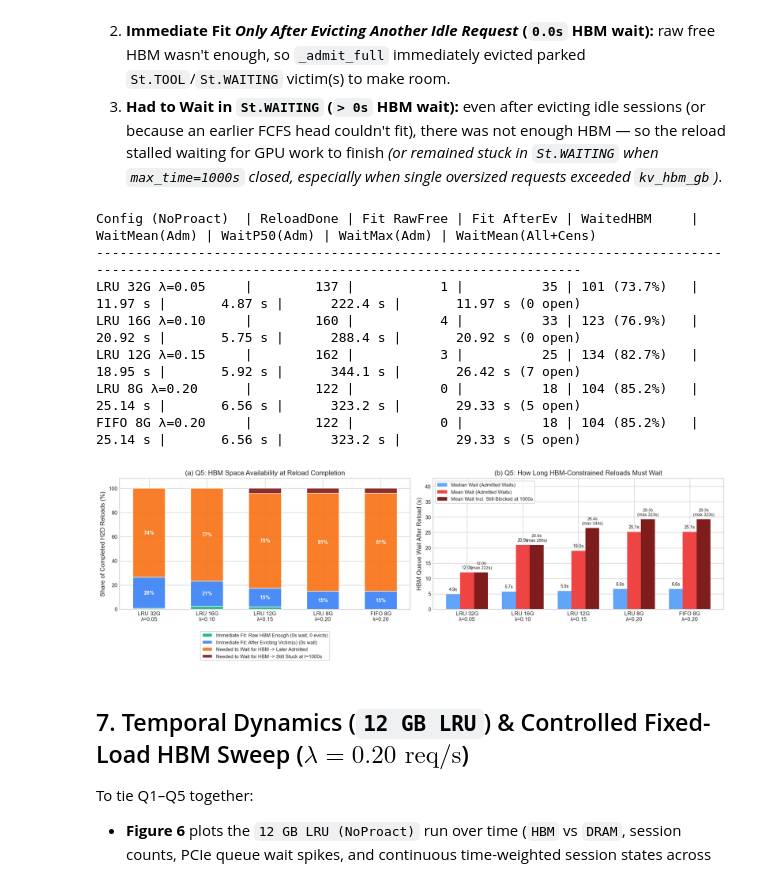
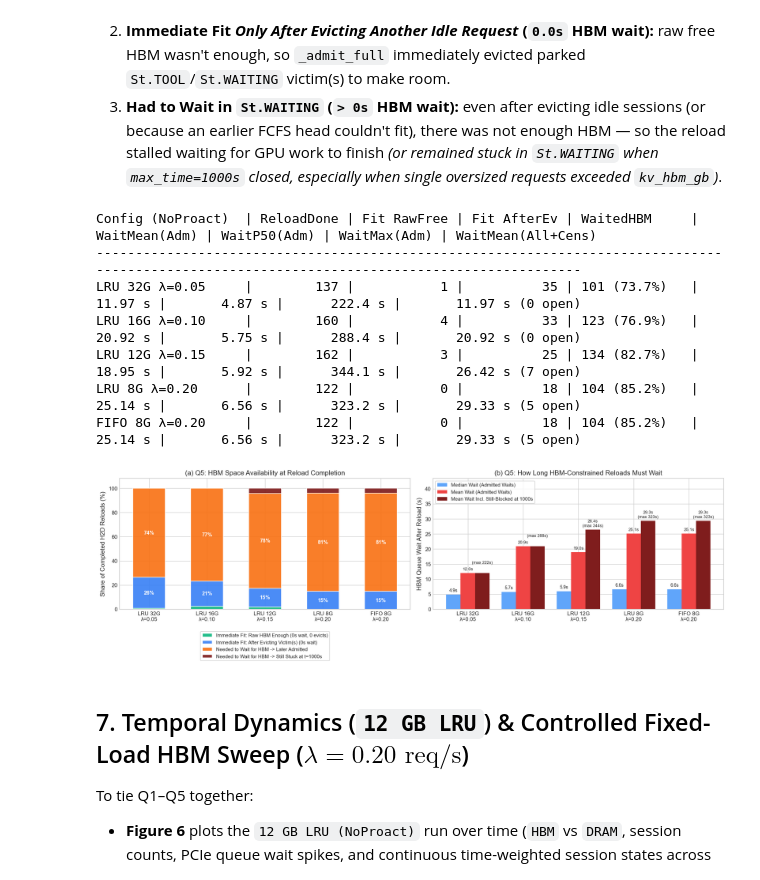
Before and after one commit to javierdiegof/oracle-vidur, a Jupyter notebook: notebooks/system_characterization.ipynb, the cells around one changed output. Drawn from its saved outputs; the diff is of its cells as text; code cells hidden in the pictures.

```diff
--- a/notebooks/system_characterization.ipynb
+++ b/notebooks/system_characterization.ipynb
@@ -586,39 +586,43 @@ axes[0].set_ylim(0, 108)
 axes[0].set_ylabel("Share of Completed H2D Reloads (%)")
 axes[0].set_title("(a) Q5: HBM Space Availability at Reload Completion")
 axes[0].legend(loc="upper center", bbox_to_anchor=(0.5, -0.15), ncol=1, frameon=True, fontsize=8.3)
 
 # Panel B: HBM Wait Time Distribution for Waiting Reloads (Completed vs All incl. Censored)
 w_mean_adm = [m["reload_hbm_wait_mean_admitted_s"] for _, m in verify_runs]
 w_p50_adm = [m["reload_hbm_wait_p50_admitted_s"] for _, m in verify_runs]
 w_mean_all = [m["reload_hbm_wait_mean_all_including_censored_s"] for _, m in verify_runs]
 w_max_adm = [m["reload_hbm_wait_max_admitted_s"] for _, m in verify_runs]
 
-w2 = 0.25
+w2 = 0.26
 axes[1].bar(x - w2, w_p50_adm, w2, label="Median Wait (Admitted Waits)", color="#60a5fa")
 axes[1].bar(x,      w_mean_adm, w2, label="Mean Wait (Admitted Waits)", color="#ef4444")
 axes[1].bar(x + w2, w_mean_all, w2, label="Mean Wait Incl. Still-Blocked at 1000s", color="#7f1d1d")
 for xi, p50, mn, mna, mx in zip(x, w_p50_adm, w_mean_adm, w_mean_all, w_max_adm):
-    axes[1].text(xi - w2, p50 + 0.8, f"{p50:.1f}s", ha="center", va="bottom", fontsize=7.5)
-    axes[1].text(xi,      mn + 0.8,  f"{mn:.1f}s", ha="center", va="bottom", fontsize=7.5)
-    axes[1].text(xi + w2, mna + 0.8, f"{mna:.1f}s\n(max {mx:.0f}s)", ha="center", va="bottom", fontsize=7.2)
+    axes[1].text(xi - w2, p50 + 0.6, f"{p50:.1f}s", ha="center", va="bottom", fontsize=7.5)
+    if abs(mna - mn) < 0.8:
+        axes[1].text(xi,      mn + 0.6,  f"{mn:.1f}s", ha="center", va="bottom", fontsize=7.3)
+        axes[1].text(xi + w2, mna + 2.8, f"(max {mx:.0f}s)", ha="center", va="bottom", fontsize=7.0)
+    else:
+        axes[1].text(xi,      mn + 0.6,  f"{mn:.1f}s", ha="center", va="bottom", fontsize=7.3)
+        axes[1].text(xi + w2, mna + 0.6, f"{mna:.1f}s\n(max {mx:.0f}s)", ha="center", va="bottom", fontsize=7.0)
 axes[1].set_xticks(x)
 axes[1].set_xticklabels(labels)
-axes[1].set_ylim(0, max(w_mean_all + w_mean_adm) * 1.45)
+axes[1].set_ylim(0, max(w_mean_all + w_mean_adm) * 1.48)
 axes[1].set_ylabel("HBM Queue Wait After Reload (s)")
 axes[1].set_title("(b) Q5: How Long HBM-Constrained Reloads Must Wait")
 axes[1].legend(loc="upper left", frameon=True, fontsize=8.3)
 
 plt.tight_layout()
 plt.show()
 # %% [output]
 Config (NoProact)  | ReloadDone | Fit RawFree | Fit AfterEv | WaitedHBM     | WaitMean(Adm) | WaitP50(Adm) | WaitMax(Adm) | WaitMean(All+Cens)
 ----------------------------------------------------------------------------------------------------------------------------------------------
 LRU 32G λ=0.05     |        137 |           1 |          35 | 101 (73.7%)   |       11.97 s |       4.87 s |      222.4 s |       11.97 s (0 open)
 LRU 16G λ=0.10     |        160 |           4 |          33 | 123 (76.9%)   |       20.92 s |       5.75 s |      288.4 s |       20.92 s (0 open)
 LRU 12G λ=0.15     |        162 |           3 |          25 | 134 (82.7%)   |       18.95 s |       5.92 s |      344.1 s |       26.42 s (7 open)
 LRU 8G λ=0.20      |        122 |           0 |          18 | 104 (85.2%)   |       25.14 s |       6.56 s |      323.2 s |       29.33 s (5 open)
 FIFO 8G λ=0.20     |        122 |           0 |          18 | 104 (85.2%)   |       25.14 s |       6.56 s |      323.2 s |       29.33 s (5 open)
-[figure, old version]
+[figure, new version]
 # %% [markdown]
 ## 7. Temporal Dynamics (`12 GB LRU`) & Controlled Fixed-Load HBM Sweep ($\lambda = 0.20\text{ req/s}$)
 
```
Also changed, not shown: parts of 4 cells of this notebook.
